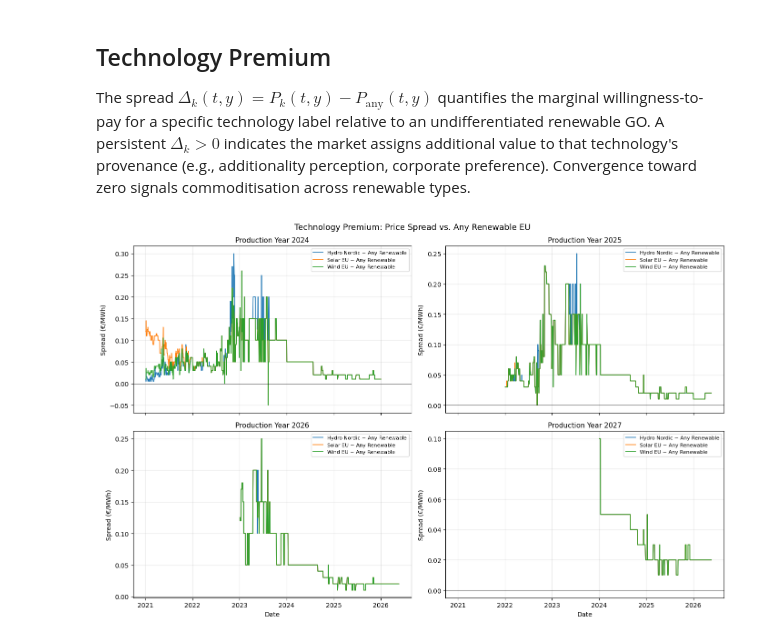
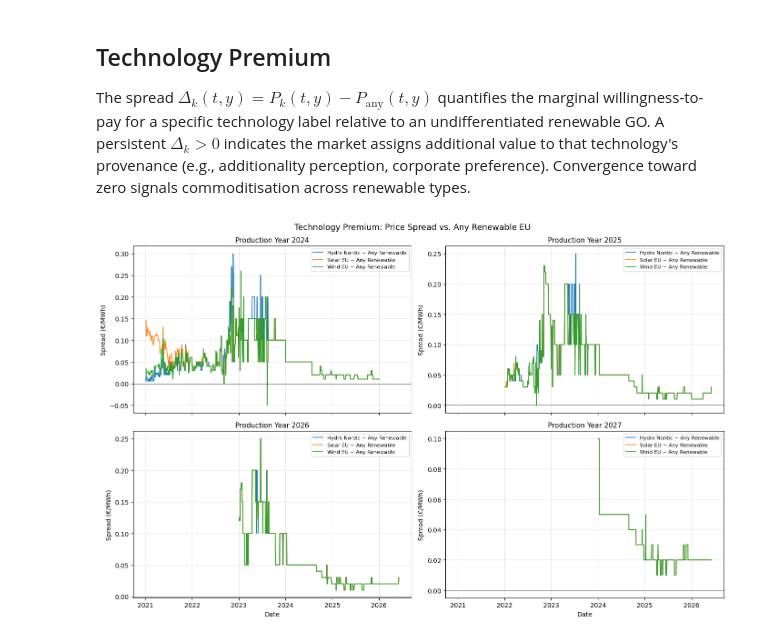
Before and after one commit to kad-incom/GOs, a Jupyter notebook: GO_Price_Data.ipynb, the cells around one changed output. Cells and saved outputs as stored; diff of their text form; code cells hidden in the pictures.

```diff
--- a/GO_Price_Data.ipynb
+++ b/GO_Price_Data.ipynb
@@ -11,15 +50,12 @@ The dataset covers four contract types $\mathcal{K} = \{\text{Wind EU},\; \text{
 # %%
-from kad_functions.sql_data import get_sql_query
+codes_sql = ", ".join(f"'{c}'" for c in GO_CONTRACT_CODES)
 
-go_price_query = '''
+go_price_query = f'''
 SELECT Code, [Date], ForwardPeriodValue, [Value]
 FROM pub.Argus_Certificate_Price
 WHERE PriceType = 'Midpoint'
-AND CODE IN ('Guarantee of origin wind Europe year',
-    'Guarantee of origin Solar Europe year',
-    'Guarantee of origin hydro Nordic year',
-    'Guarantee of origin any renewable Europe year')
-AND ForwardPeriodValue >= 2020
+AND CODE IN ({codes_sql})
+AND ForwardPeriodValue >= {MIN_PRODUCTION_YEAR}
 ORDER BY [Date] DESC, ForwardPeriodValue ASC
 '''
 
@@ -31,18 +79,8 @@ ModuleNotFoundError: No module named 'kad_functions'
 # %%
-import matplotlib.pyplot as plt
-import matplotlib.ticker as mticker
-import pandas as pd
-
 go_price_df['Date'] = pd.to_datetime(go_price_df['Date'])
-
-# Shorten code labels for readability
-code_labels = {
-    'Guarantee of origin any renewable Europe year': 'Any Renewable EU',
-    'Guarantee of origin hydro Nordic year': 'Hydro Nordic',
-    'Guarantee of origin Solar Europe year': 'Solar EU',
-    'Guarantee of origin wind Europe year': 'Wind EU'
-}
-go_price_df['code_short'] = go_price_df['Code'].map(code_labels)
+go_price_df['ForwardPeriodValue'] = go_price_df['ForwardPeriodValue'].astype(int)
+go_price_df['code_short'] = go_price_df['Code'].map(CODE_LABELS)
+go_price_df = go_price_df.sort_values('Date').reset_index(drop=True)
 # %% [markdown]
 ## Price Term Structure by Contract Type
 
@@ -52,7 +90,7 @@ For each contract $k$, we plot the price $P_k(t, y)$ as a function of assessment
 fig, axes = plt.subplots(2, 2, figsize=(14, 9), sharex=True, sharey=True)
 axes = axes.flatten()
 
-for i, (code, label) in enumerate(code_labels.items()):
+for i, (code, label) in enumerate(CODE_LABELS.items()):
     ax = axes[i]
     subset = go_price_df[go_price_df['Code'] == code]
     for year, grp in subset.groupby('ForwardPeriodValue'):
@@ -78,16 +116,15 @@ $$\Delta_k(t, y) = P_k(t, y) - P_{\text{any}}(t, y)$$
 
 where $P_{\text{any}}$ is the "Any Renewable EU" benchmark. The following panels show all contract types for production years 2024–2027.
 # %%
-# Price evolution by Code — one panel per production year (recent years only)
-recent_years = [2024, 2025, 2026, 2027]
+# Price evolution by Code — one panel per production year
 fig, axes = plt.subplots(2, 2, figsize=(14, 9), sharex=True, sharey=True)
 axes = axes.flatten()
 
-for i, year in enumerate(recent_years):
+for i, year in enumerate(COMPARISON_YEARS):
     ax = axes[i]
-    subset = go_price_df[go_price_df['ForwardPeriodValue'] == year]
+    subset = go_price_df[go_price_df['ForwardPeriodValue'] == year].sort_values('Date')
     for code, grp in subset.groupby('code_short'):
-        ax.plot(grp['Date'], grp['Value'], linewidth=1.2, label=code)
+        ax.plot(grp['Date'].values, grp['Value'].values, linewidth=1.2, label=code)
     ax.set_title(f'Production Year {year}', fontsize=11)
     ax.set_ylabel('Price (€/MWh)')
     ax.legend(fontsize=8)
@@ -107,27 +144,29 @@ The spread $\Delta_k(t, y) = P_k(t, y) - P_{\text{any}}(t, y)$ quantifies the ma
 # %%
 # Spread between contract types vs. "Any Renewable" baseline (same production year)
 fig, axes = plt.subplots(2, 2, figsize=(14, 9), sharex=True)
 axes = axes.flatten()
 
-for i, year in enumerate(recent_years):
+for i, year in enumerate(COMPARISON_YEARS):
     ax = axes[i]
     subset = go_price_df[go_price_df['ForwardPeriodValue'] == year].pivot_table(
-        index='Date', columns='code_short', values='Value')
+        index='Date', columns='code_short', values='Value', aggfunc='first')
+    subset = subset.sort_index()
     if 'Any Renewable EU' in subset.columns:
         for col in subset.columns:
             if col != 'Any Renewable EU':
                 spread = subset[col] - subset['Any Renewable EU']
+                spread = spread.dropna()
                 ax.plot(spread.index, spread.values, linewidth=1.2, label=f'{col} − Any Renewable')
     ax.axhline(0, color='black', linewidth=0.5)
     ax.set_title(f'Production Year {year}', fontsize=11)
     ax.set_ylabel('Spread (€/MWh)')
     ax.legend(fontsize=8)
     ax.grid(True, alpha=0.3)
 
 axes[2].set_xlabel('Date')
 axes[3].set_xlabel('Date')
 fig.suptitle('Technology Premium: Price Spread vs. Any Renewable EU', fontsize=13, y=0.98)
 plt.tight_layout()
 plt.show()
 # %% [output]
-[figure, old version]
+[figure, new version]
```
Also changed, not shown: parts of 6 cells of this notebook, 17 other files.
